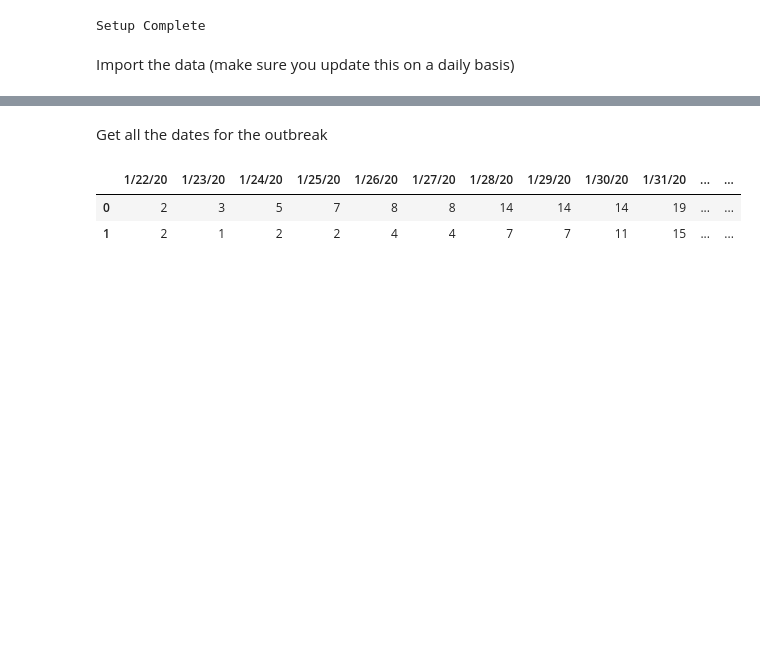
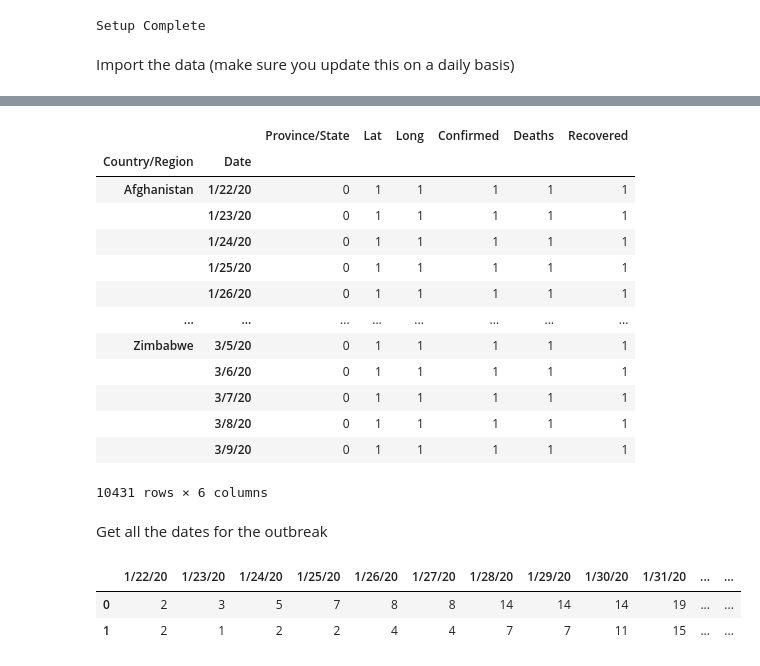
Before and after one commit to DataSenseiAryan/Covid19, a Jupyter notebook: MyVisualisation.ipynb, the cells around one changed output, grey strips where cells are left out. Drawn from its saved outputs; the diff is of its cells as text; code cells hidden in the pictures; blank space fills up the shorter version.

```diff
--- a/MyVisualisation.ipynb
+++ b/MyVisualisation.ipynb
@@ -36,0 +81,2 @@ conf_df.head(2)
+# %%
+full_table = pd.read_csv('covid_19_full_updated.csv')
@@ -37,3 +92,20 @@ conf_df.head(2)
+# %%
+full_table.groupby(['Country/Region' , 'Date']).count()
+# %% [output]
+|  |  | Province/State | Lat | Long | Confirmed | Deaths | Recovered |
+| Country/Region | Date |  |  |  |  |  |  |
+| Afghanistan | 1/22/20 | 0 | 1 | 1 | 1 | 1 | 1 |
+|  | 1/23/20 | 0 | 1 | 1 | 1 | 1 | 1 |
+|  | 1/24/20 | 0 | 1 | 1 | 1 | 1 | 1 |
+|  | 1/25/20 | 0 | 1 | 1 | 1 | 1 | 1 |
+|  | 1/26/20 | 0 | 1 | 1 | 1 | 1 | 1 |
+| ... | ... | ... | ... | ... | ... | ... | ... |
+| Zimbabwe | 3/5/20 | 0 | 1 | 1 | 1 | 1 | 1 |
+|  | 3/6/20 | 0 | 1 | 1 | 1 | 1 | 1 |
+|  | 3/7/20 | 0 | 1 | 1 | 1 | 1 | 1 |
+|  | 3/8/20 | 0 | 1 | 1 | 1 | 1 | 1 |
+|  | 3/9/20 | 0 | 1 | 1 | 1 | 1 | 1 |
+10431 rows × 6 columns
 # %%
 cols = conf_df.keys()
 # %% [markdown]
```
Also changed, not shown: parts of 45 cells of this notebook, 9 other files.
